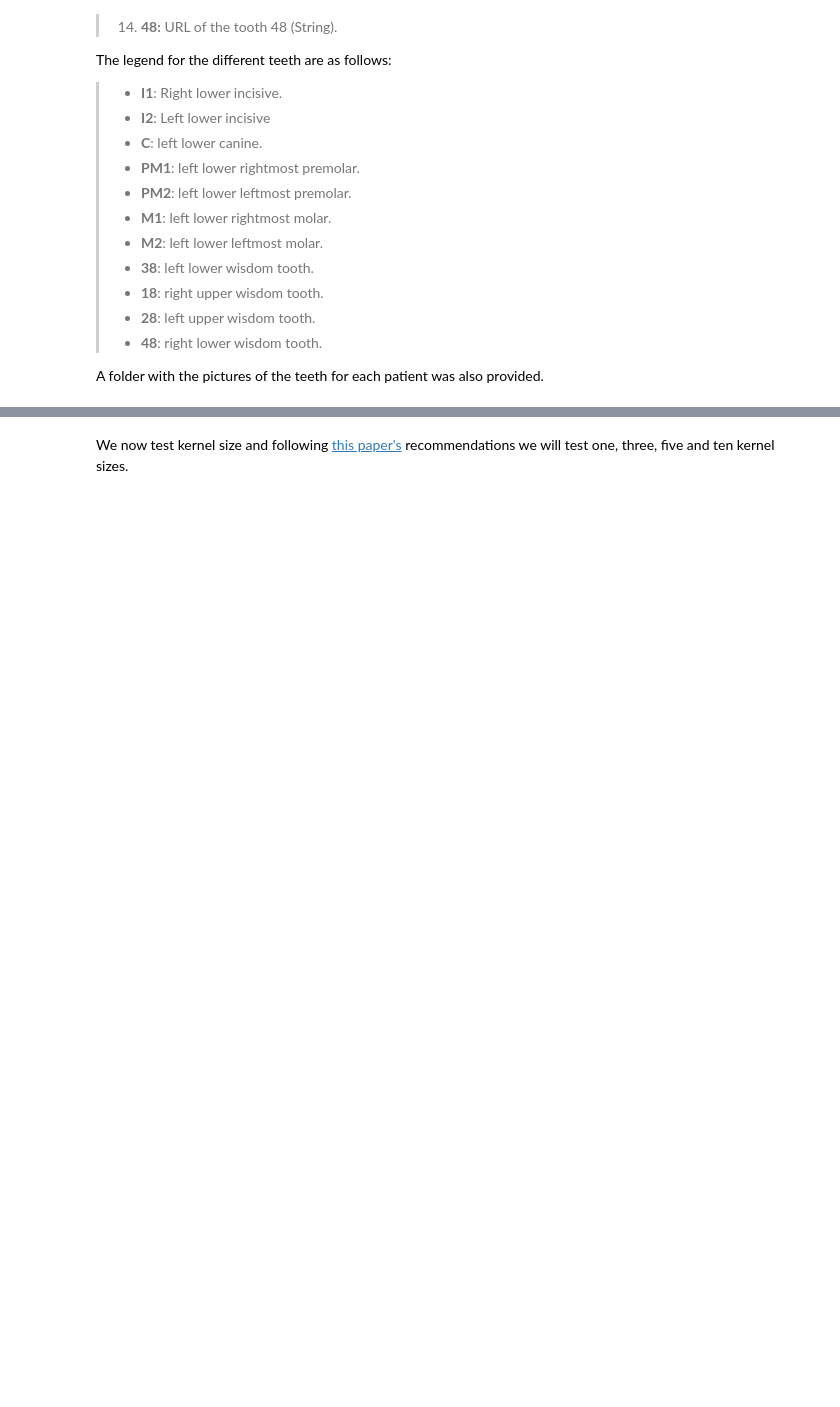
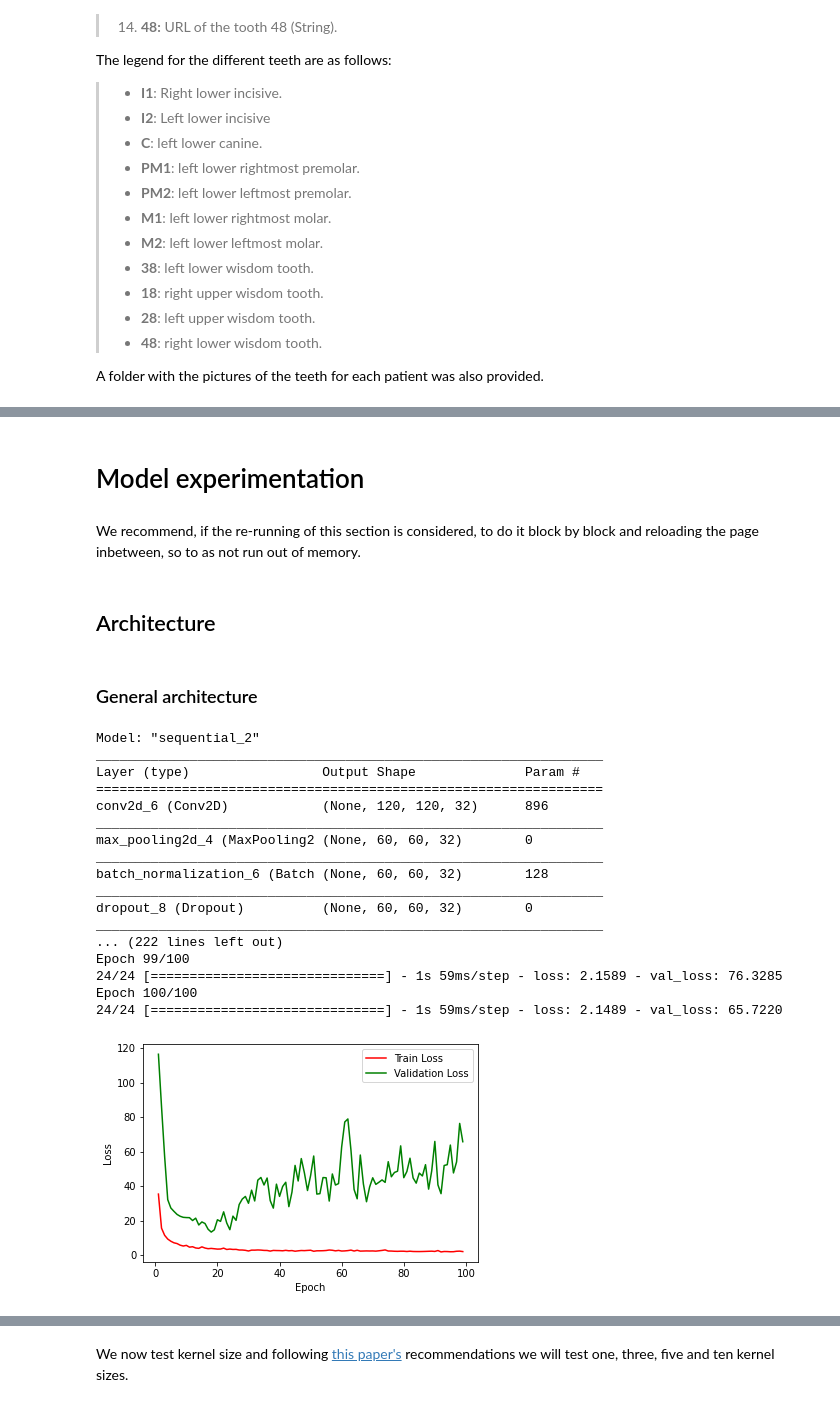
Before and after one commit to wenhanyang53/prediction_of_age_with_CNN, a Jupyter notebook: Age_prediciton.ipynb, the cells around one changed output, grey strips where cells are left out. Drawn from its saved outputs; the diff is of its cells as text; code cells hidden in the pictures; blank space fills up the shorter version.

```diff
--- a/Age_prediciton.ipynb
+++ b/Age_prediciton.ipynb
@@ -440,5 +57,0 @@ _________________________________________________________________
-# %%
-adam = Adam(learning_rate=1e-4, decay=1e-6)
-model.compile(optimizer=adam, loss='mean_squared_error')
-
-history = model.fit(x_train, y_train, epochs=100, batch_size=32, validation_data=(x_test, y_test))
@@ -1984,0 +360,69 @@ Best is to take 5 since the loss is still 2 which is low and we assure is not ov
+# %% [markdown]
+# Model experimentation
+# %% [markdown]
+We recommend, if the re-running of this section is considered, to do it block by block and reloading the page inbetween, so to as not run out of memory.
+# %% [markdown]
+## Architecture
+# %% [markdown]
+### General architecture
+# %%
+from keras import Sequential
+from keras.layers import Dense, Dropout, Conv2D, MaxPool2D, Flatten, BatchNormalization
+from keras.optimizers import Adam
+
+# We start from a general CNN architecture, with 3 convoluted layers and one dense layer.
+# We also will use batch normalization in between the convoluted layers, a dropout of 25% and an alternation of max pooling in between convoluted layers
+# We will use arbitrary values for the parameters, because they will be optimized later.
+# We will also use the ADAM optimizer at first, but this function will be optimized in a later stage of this experimentation.
+
+
+# Model creation
+model = Sequential()
+model.add(Conv2D(filters=32, kernel_size=(3, 3), padding='same', activation='relu', input_shape=(120,120,3)))
+model.add(MaxPool2D(pool_size=(2,2)))
+model.add(BatchNormalization())
+model.add(Dropout(0.25))
+
+model.add(Conv2D(filters=64, kernel_size=(3, 3), padding='same', activation='relu'))
+model.add(BatchNormalization())
+model.add(Dropout(0.25))
+
+model.add(Conv2D(filters=128, kernel_size=(3, 3), padding='same', activation='relu'))
+model.add(MaxPool2D(pool_size=(2,2)))
+model.add(BatchNormalization())
+model.add(Dropout(0.25))
+
+model.add(Flatten())
+
+model.add(Dense(1024, activation='relu'))
+model.add(Dropout(0.25))
+
+model.add(Dense(1, activation='linear'))
+
+# Model summary display
+model.summary()
+
+# Optimizer declaration
+adam = Adam(learning_rate=1e-4, decay=1e-6)
+
+# Model train and test
+train_test_model(model, adam, x_train, y_train, (x_test, y_test))
+# %% [output]
+Model: "sequential_2"
+_________________________________________________________________
+Layer (type)                 Output Shape              Param #
+=================================================================
+conv2d_6 (Conv2D)            (None, 120, 120, 32)      896
+_________________________________________________________________
+max_pooling2d_4 (MaxPooling2 (None, 60, 60, 32)        0
+_________________________________________________________________
+batch_normalization_6 (Batch (None, 60, 60, 32)        128
+_________________________________________________________________
+dropout_8 (Dropout)          (None, 60, 60, 32)        0
+_________________________________________________________________
+... (222 lines left out)
+Epoch 99/100
+24/24 [==============================] - 1s 59ms/step - loss: 2.1589 - val_loss: 76.3285
+Epoch 100/100
+24/24 [==============================] - 1s 59ms/step - loss: 2.1489 - val_loss: 65.7220
+[figure, added]
```
Also changed, not shown: parts of 120 cells of this notebook.
